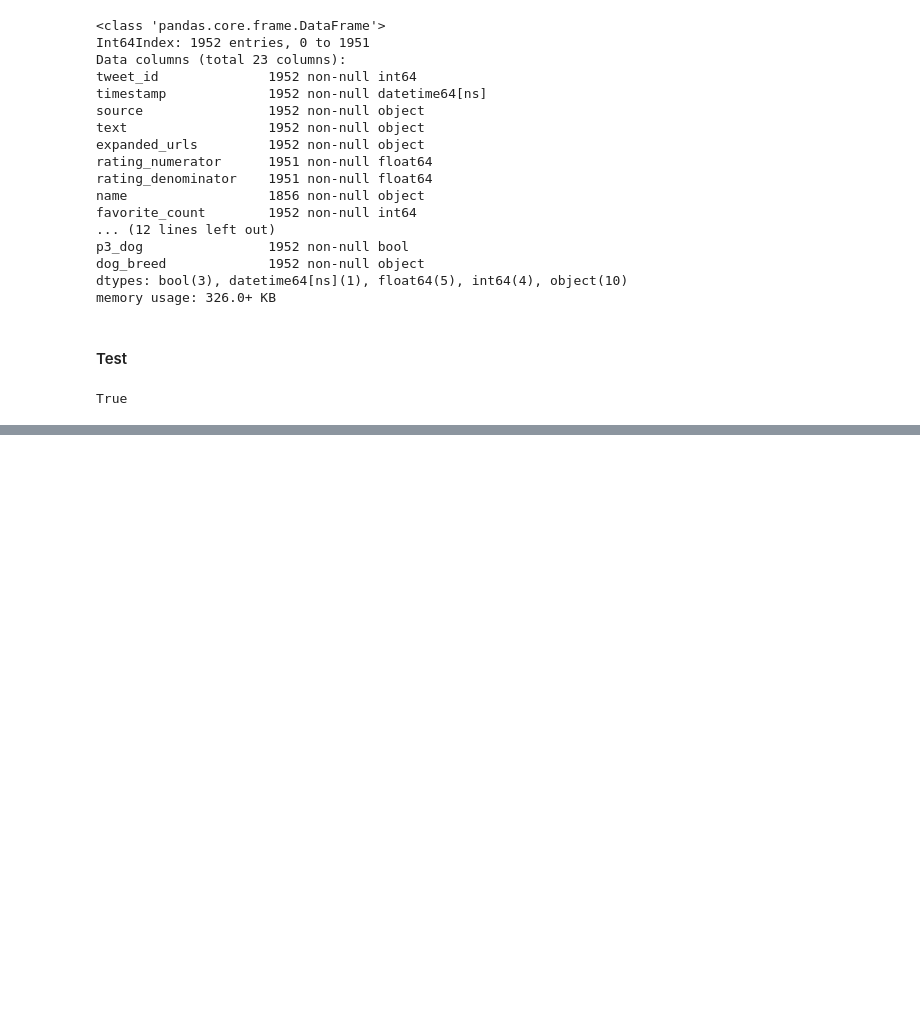
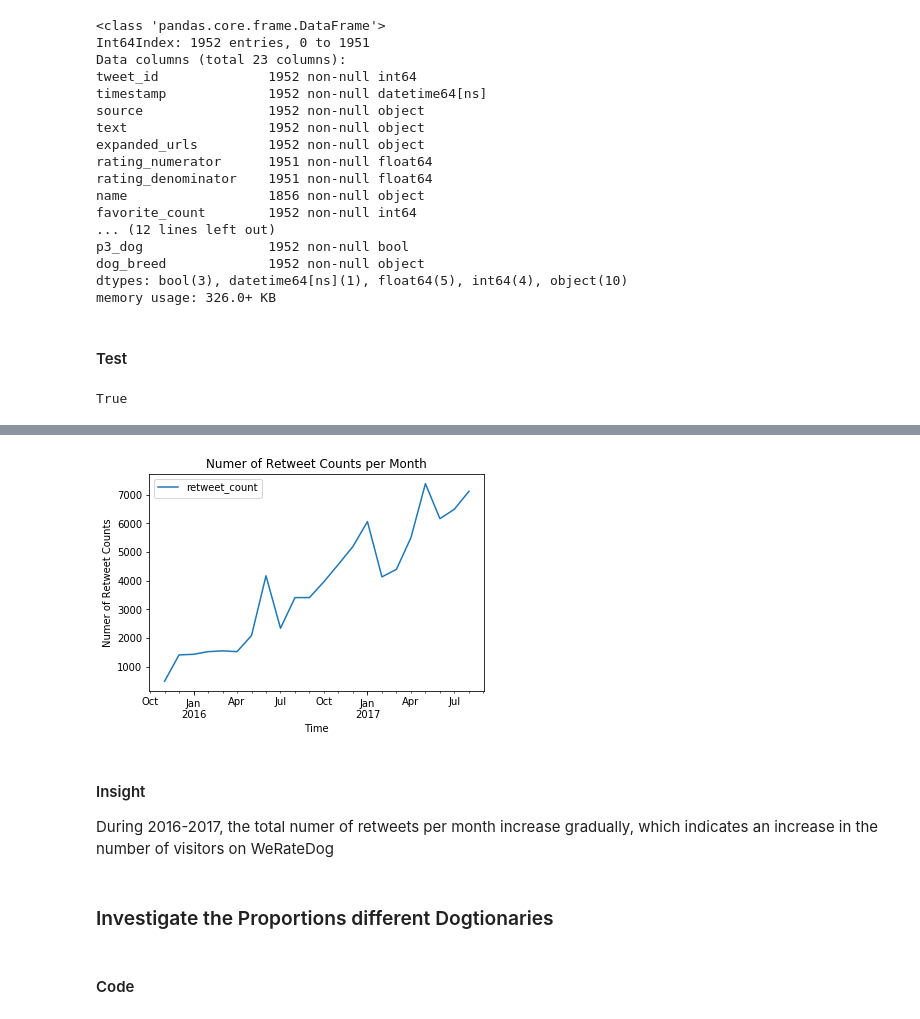
Before and after one commit to zeyusu/UdacityDataWranglingProject, a Jupyter notebook: wrangle_act.ipynb, the cells around one changed output, grey strips where cells are left out. Cells and saved outputs as stored; diff of their text form; code cells hidden in the pictures; blank space fills up the shorter version.

```diff
--- a/wrangle_act.ipynb
+++ b/wrangle_act.ipynb
@@ -860,0 +922,2 @@ final_dog_df.head(3)
+# %%
+df_gather2 = final_twitter_df[['timestamp','retweet_count']]
@@ -860,0 +934,17 @@ final_dog_df.head(3)
+# %%
+df_test = df_gather2.groupby(pd.Grouper(freq='m', key='timestamp')).mean()
+# %%
+df_test.plot.line()
+plt.title("Numer of Retweet Counts per Month")
+plt.xlabel("Time")
+plt.ylabel("Numer of Retweet Counts");
+# %% [output]
+[figure, added]
+# %% [markdown]
+#### Insight
+
+During 2016-2017, the total numer of retweets per month increase gradually, which indicates an increase in the number of visitors on WeRateDog
+# %% [markdown]
+###  Investigate the Proportions different Dogtionaries
+# %% [markdown]
+#### Code
```
Also changed, not shown: parts of 24 cells of this notebook, 7 other files.
